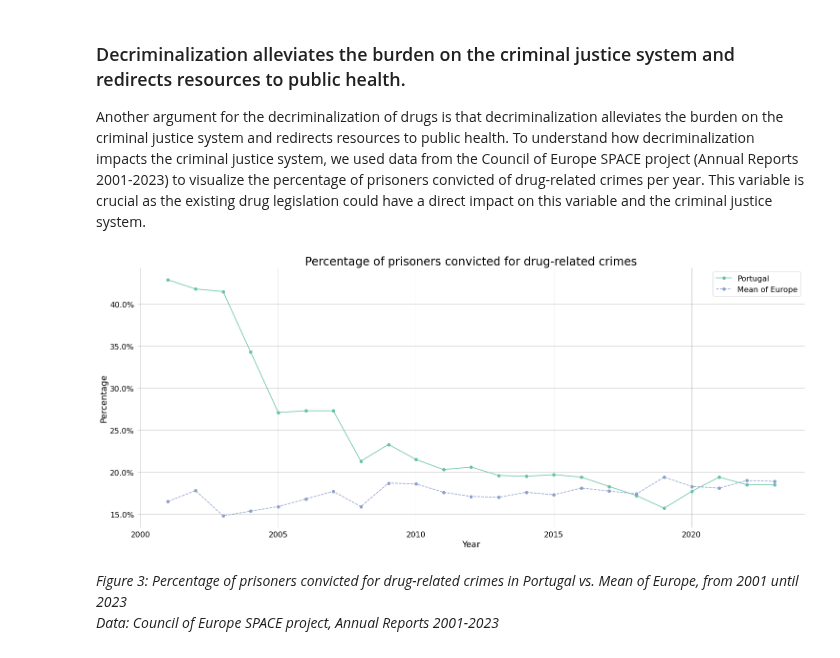
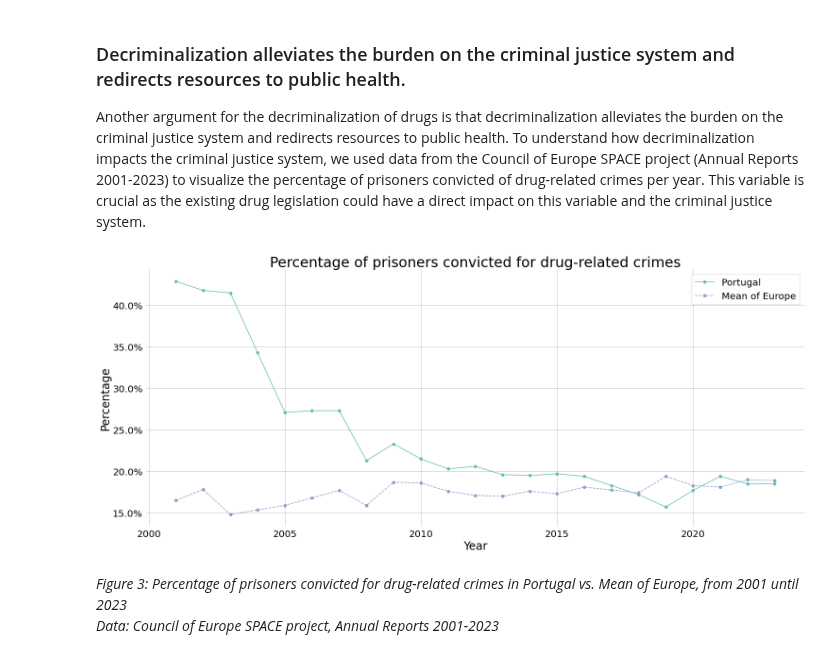
Before and after one commit to ChiaraPatania/InfoVis, a Jupyter notebook: docs/arguments.ipynb, the cells around one changed output. Saved outputs shown, nothing was run; the diff lists cells and outputs as text; code cells hidden in the pictures.

```diff
--- a/docs/arguments.ipynb
+++ b/docs/arguments.ipynb
@@ -444,40 +444,40 @@ import pandas as pd
 drug_offences_df = pd.read_csv('drug_offences.csv')
 
 # Interpolate missing values
 drug_offences_df = drug_offences_df.interpolate()
 
 # Plotting
 plt.figure(figsize=(25, 10))
 plt.plot(drug_offences_df['Year'].values, drug_offences_df['Percentage of prisoners sentenced for drug offences in Portugal'].values, label='Portugal', marker='o', color='#66c2a5')  # Pastel green
 plt.plot(drug_offences_df['Year'].values, drug_offences_df['Mean Europe'].values, label='Mean of Europe', marker='o', linestyle='--', color='#8da0cb')  # Pastel blue
 
 
 # Customize title and axis labels
-plt.title('Percentage of prisoners convicted for drug-related crimes', fontsize=24)
-plt.xlabel('Year', fontsize=18)
-plt.ylabel('Percentage', fontsize=18)
+plt.title('Percentage of prisoners convicted for drug-related crimes', fontsize=30)
+plt.xlabel('Year', fontsize=24)
+plt.ylabel('Percentage', fontsize=24)
 
 # Customize tick parameters
-plt.xticks(fontsize=16)
-plt.yticks(fontsize=16)
+plt.xticks(fontsize=20)
+plt.yticks(fontsize=20)
 
 plt.gca().yaxis.set_major_formatter(PercentFormatter())
-plt.legend(fontsize=16)
+plt.legend(fontsize=20)
 
 # Remove axis lines (spines)
 plt.gca().spines['top'].set_visible(False)
 plt.gca().spines['right'].set_visible(False)
 plt.gca().spines['bottom'].set_visible(False)
 plt.gca().spines['left'].set_visible(False)
 
 # Hide ticks
 plt.tick_params(axis='both', which='both', bottom=False, top=False, left=False, right=False)
 
 # Show the plot
 plt.grid(True)
 plt.show()
 # %% [output]
-[figure, old version]
+[figure, new version]
 # %% [markdown]
 *Figure 3: Percentage of prisoners convicted for drug-related crimes in Portugal vs. Mean of Europe, from 2001 until 2023*
 <br>
```
Also changed, not shown: parts of 2 cells of this notebook.
